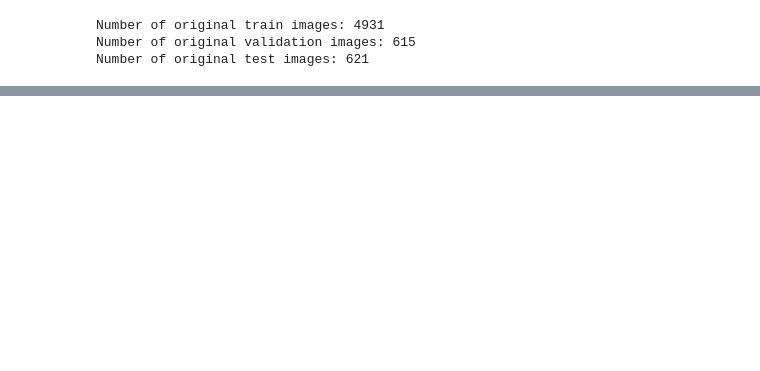
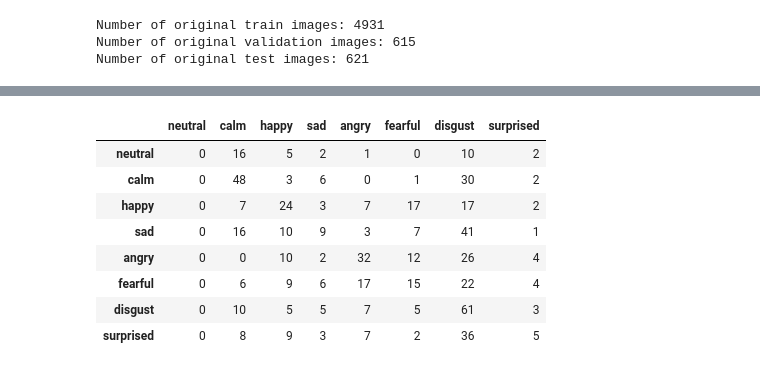
Before and after one commit to dandrid/GrandPythons, a Jupyter notebook: 2_build_own_model.ipynb, the cells around one changed output, grey strips where cells are left out. Cells and saved outputs as stored; diff of their text form; code cells hidden in the pictures; blank space fills up the shorter version.

```diff
--- a/2_build_own_model.ipynb
+++ b/2_build_own_model.ipynb
@@ -366,0 +307,12 @@ Epoch 78/100
+# %%
+emotion_confusion_df
+# %% [output]
+|  | neutral | calm | happy | sad | angry | fearful | disgust | surprised |
+| neutral | 0 | 16 | 5 | 2 | 1 | 0 | 10 | 2 |
+| calm | 0 | 48 | 3 | 6 | 0 | 1 | 30 | 2 |
+| happy | 0 | 7 | 24 | 3 | 7 | 17 | 17 | 2 |
+| sad | 0 | 16 | 10 | 9 | 3 | 7 | 41 | 1 |
+| angry | 0 | 0 | 10 | 2 | 32 | 12 | 26 | 4 |
+| fearful | 0 | 6 | 9 | 6 | 17 | 15 | 22 | 4 |
+| disgust | 0 | 10 | 5 | 5 | 7 | 5 | 61 | 3 |
+| surprised | 0 | 8 | 9 | 3 | 7 | 2 | 36 | 5 |
```
Also changed, not shown: parts of 10 cells of this notebook.
